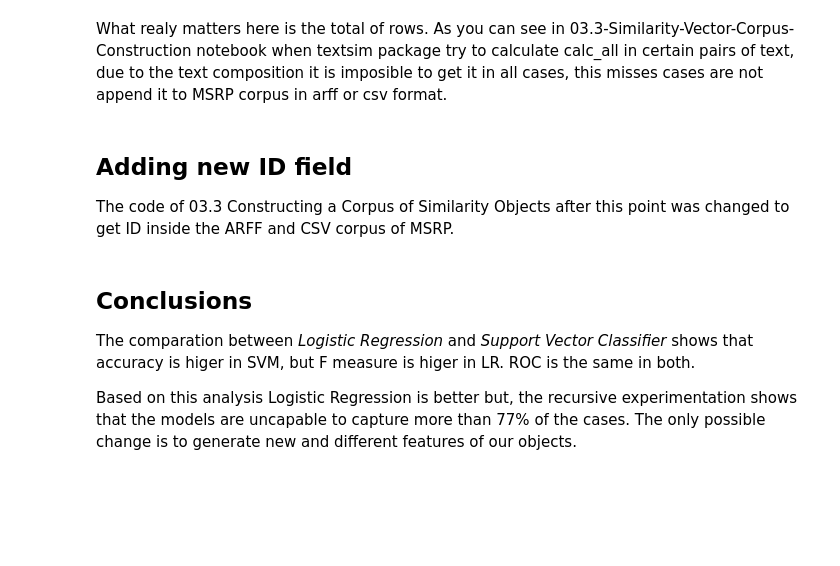
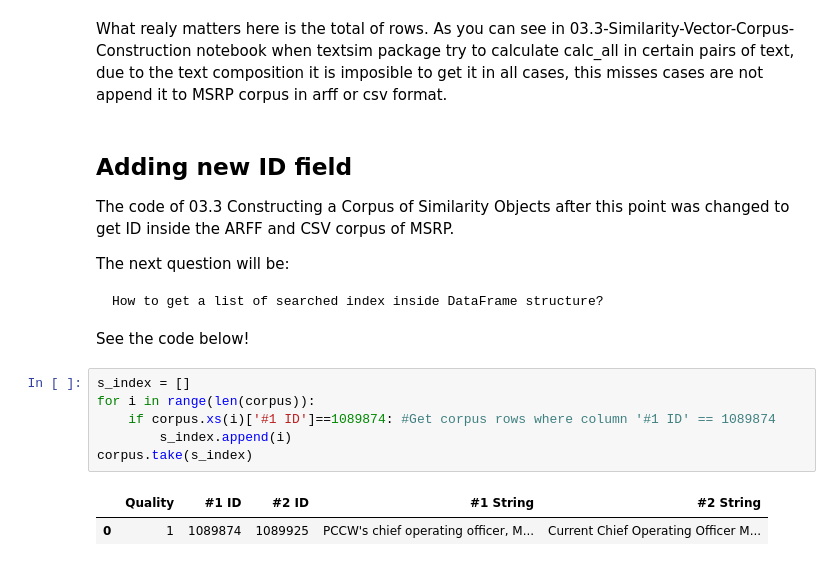
Before and after one commit to sorice/2017paraphrasebsent, a Jupyter notebook: 04.3-Classification-without-Outliers.ipynb, the cells around one changed output. Drawn from its saved outputs; the diff is of its cells as text; blank space fills up the shorter version.

```diff
--- a/04.3-Classification-without-Outliers.ipynb
+++ b/04.3-Classification-without-Outliers.ipynb
@@ -137,9 +140,18 @@ What realy matters here is the total of rows. As you can see in 03.3-Similarity-
 ## Adding new ID field
 
 The code of 03.3 Constructing a Corpus of Similarity Objects after this point was changed to get ID inside the ARFF and CSV corpus of MSRP.
+
+The next question will be:
+
+    How to get a list of searched index inside DataFrame structure?
+
+See the code below!
-# %% [markdown]
-## Conclusions
-
-The comparation between *Logistic Regression* and *Support Vector Classifier* shows that accuracy is higer in SVM, but F measure is higer in LR. ROC is the same in both.
-
-Based on this analysis Logistic Regression is better but, the recursive experimentation shows that the models are uncapable to capture more than 77% of the cases. The only possible change is to generate new and different features of our objects.
+# %%
+s_index = []
+for i in range(len(corpus)):
+    if corpus.xs(i)['#1 ID']==1089874: #Get corpus rows where column '#1 ID' == 1089874
+        s_index.append(i)
+corpus.take(s_index)
+# %% [output]
+|  | ﻿Quality | #1 ID | #2 ID | #1 String | #2 String |
+| 0 | 1 | 1089874 | 1089925 | PCCW's chief operating officer, M... | Current Chief Operating Officer M... |
```
Also changed, not shown: parts of 8 cells of this notebook.
